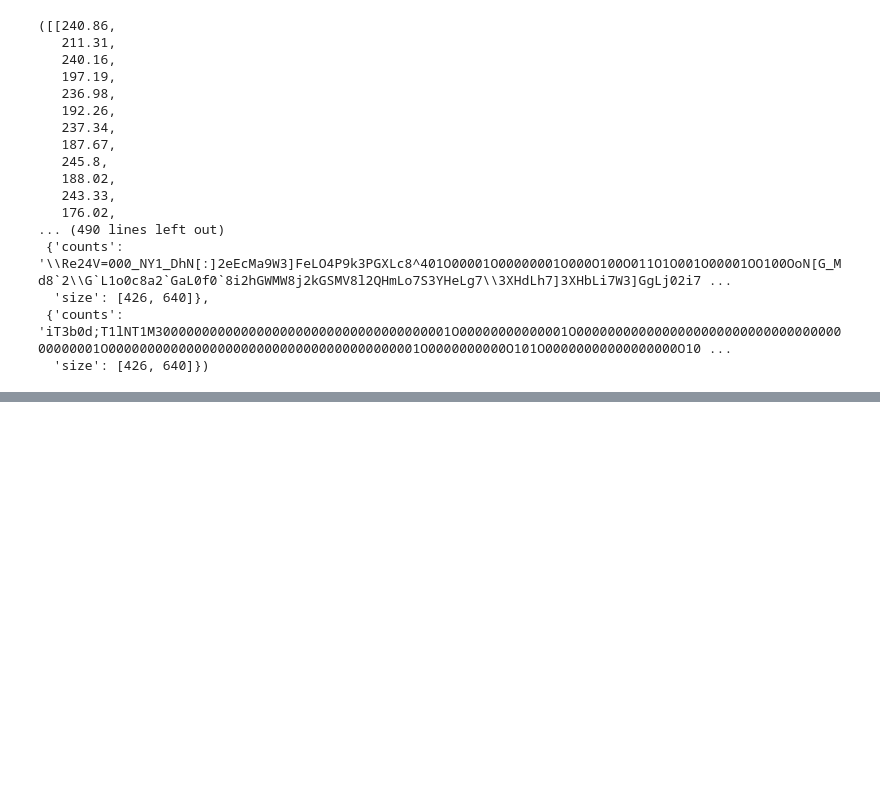
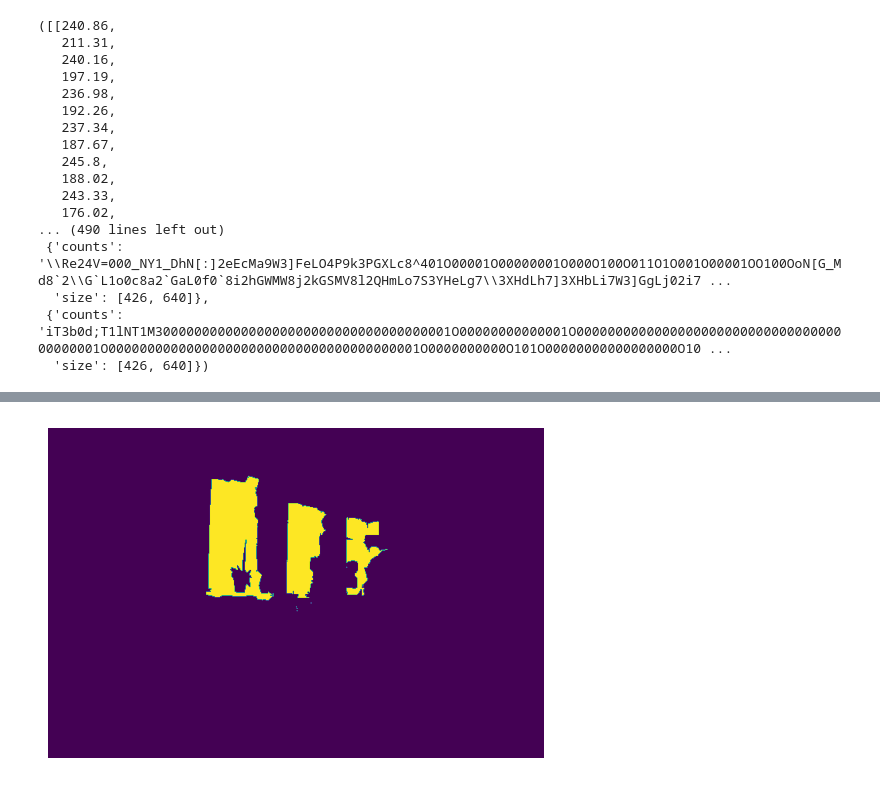
Before and after one commit to DarylFernandes99/custom-yolo-implmentation, a Jupyter notebook: test.ipynb, the cells around one changed output, grey strips where cells are left out. Saved outputs shown, nothing was run; the diff lists cells and outputs as text; code cells hidden in the pictures; blank space fills up the shorter version.

```diff
--- a/test.ipynb
+++ b/test.ipynb
@@ -510,0 +546,6 @@ test_df
+# %%
+cols = ['segmentation', 'bbox', 'category_id']
+for col in cols:
+    test_df[col] = test_df[col].apply(ast.literal_eval)
+test_df = test_df.explode(cols, ignore_index=True).reset_index(drop=True)
+test_df
@@ -510,0 +566,27 @@ test_df
+# %%
+from pycocotools import mask
+t = test_df[test_df['id'] == 139]
+
+full_mask = np.zeros((t['height'][0], t['width'][0]), dtype=np.uint8)
+# %%
+total_polygons = []
+for i in t['segmentation'].to_list():
+    if isinstance(i, dict):
+        binary_mask = mask.decode(i)
+        binary_mask_8u = np.asfortranarray(binary_mask, dtype=np.uint8)
+        # Find contours
+        contours, _ = cv2.findContours(binary_mask_8u, cv2.RETR_TREE, cv2.CHAIN_APPROX_SIMPLE)
+
+        segmentation_polygons = []
+        print(len(contours))
+        for contour in contours:
+            # Flatten the contour and convert to a list
+            polygon = contour.flatten().tolist()
+            # COCO polygons require at least 3 points (6 coordinates)
+            if len(polygon) >= 6:
+                print(f"\t polygons = {len(polygon)}")
+                segmentation_polygons.append(polygon)
+        print(f"\t Total = {len(segmentation_polygons)}")
+        total_polygons.append(segmentation_polygons)
+    else:
+        total_polygons.append([])
@@ -510,0 +611,2 @@ test_df
+# %%
+t['rle'] = total_polygons
@@ -510,0 +688,7 @@ test_df
+# %%
+plt.imshow(mask.decode(t.iloc[20:]['segmentation'].to_list()[-2]))
+plt.grid(visible=False)
+plt.axis('off')
+plt.show()
+# %% [output]
+[figure, added]
```
Also changed, not shown: parts of 18 cells of this notebook, 1 other file.
